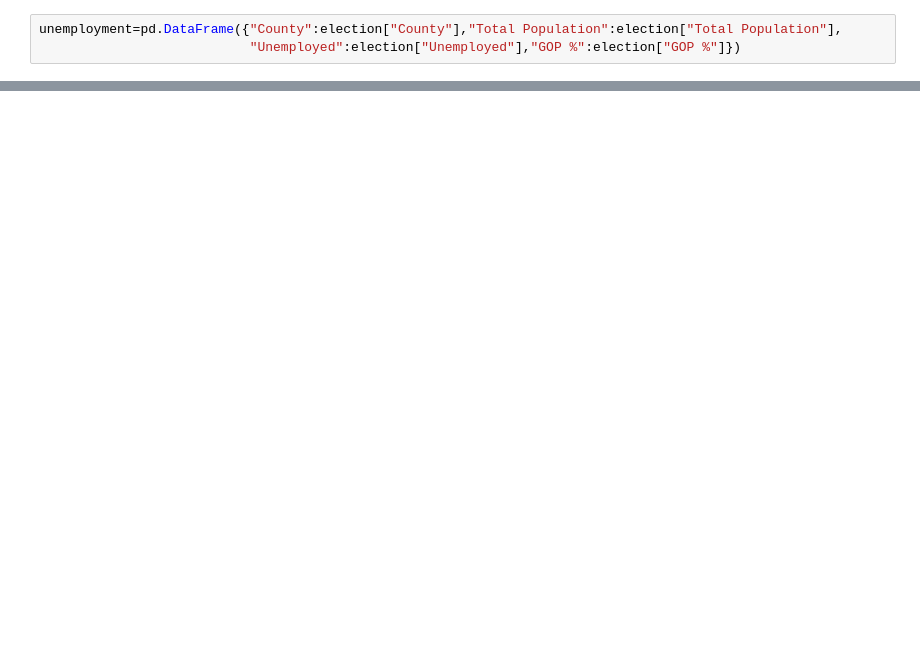
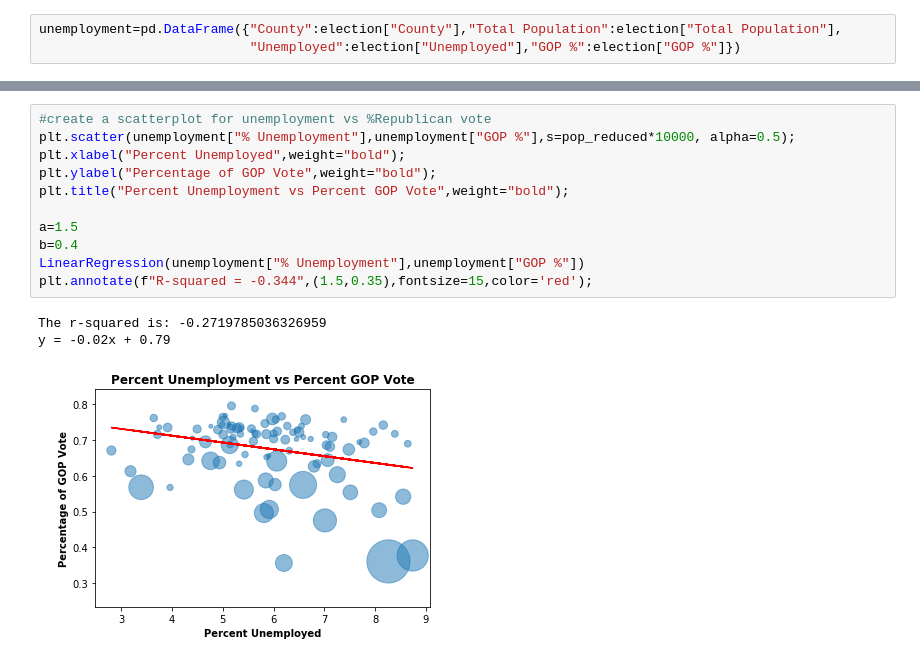
Before and after one commit to Davis1776/2016_Election_and_Demographics, a Jupyter notebook: Unemployment Plots.ipynb, the cells around one changed output, grey strips where cells are left out. Cells and saved outputs as stored; diff of their text form; blank space fills up the shorter version.

```diff
--- a/Unemployment Plots.ipynb
+++ b/Unemployment Plots.ipynb
@@ -80 +87,16 @@ y = -0.05x + 0.82
 <Figure size 1440x2880 with 0 Axes>
+# %%
+#create a scatterplot for unemployment vs %Republican vote
+plt.scatter(unemployment["% Unemployment"],unemployment["GOP %"],s=pop_reduced*10000, alpha=0.5);
+plt.xlabel("Percent Unemployed",weight="bold");
+plt.ylabel("Percentage of GOP Vote",weight="bold");
+plt.title("Percent Unemployment vs Percent GOP Vote",weight="bold");
+
+a=1.5
+b=0.4
+LinearRegression(unemployment["% Unemployment"],unemployment["GOP %"])
+plt.annotate(f"R-squared = -0.344",(1.5,0.35),fontsize=15,color='red');
+# %% [output]
+The r-squared is: -0.2719785036326959
+y = -0.02x + 0.79
+[figure, added]
```
Also changed, not shown: parts of 6 cells of this notebook, 9 other files.
